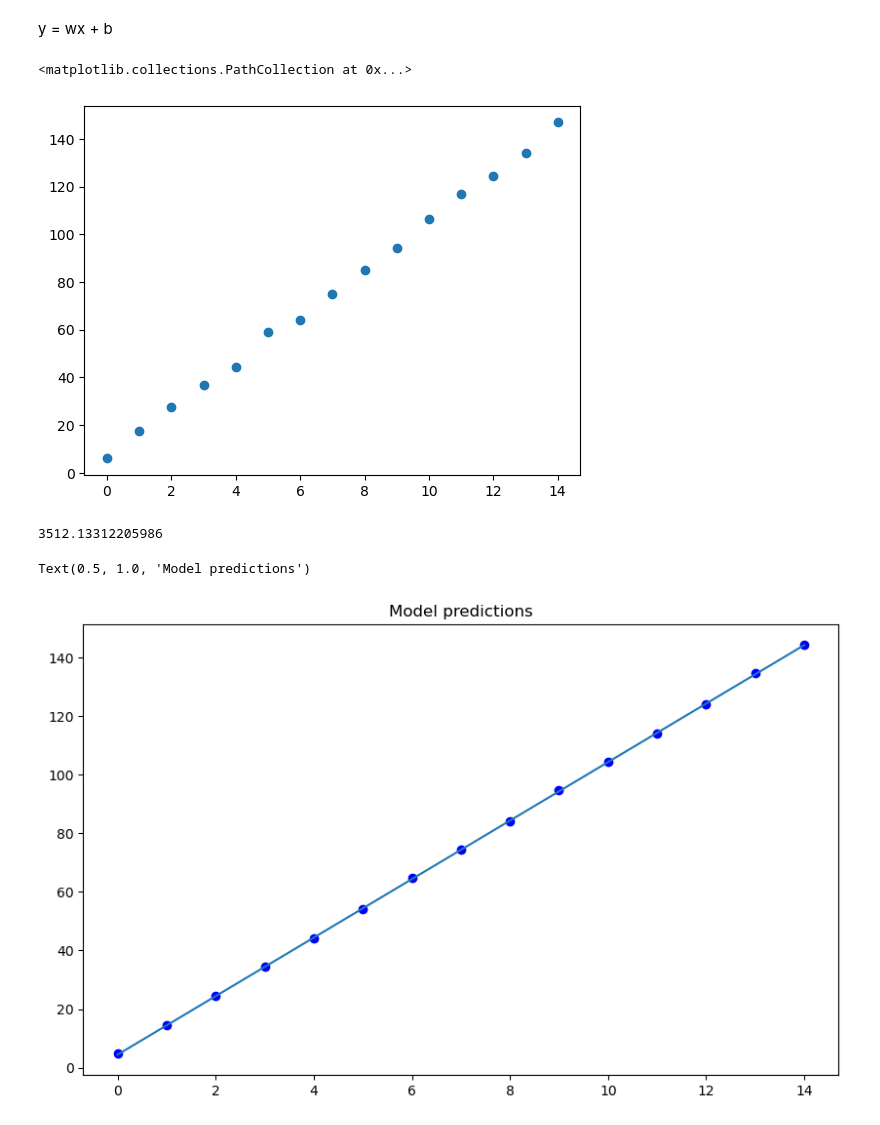
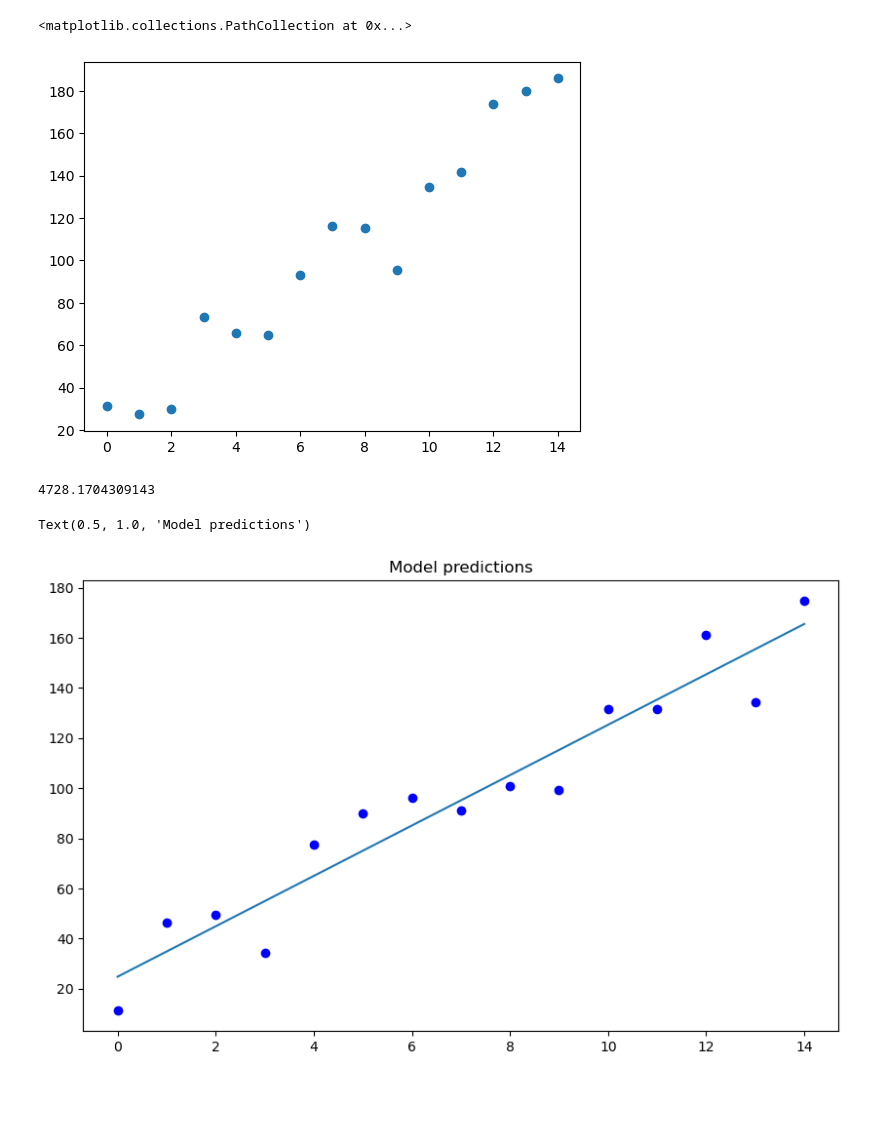
Before and after one commit to pranav142/ml_from_scratch, a Jupyter notebook: linear_regression.ipynb, the cells around one changed output. Cells and saved outputs as stored; diff of their text form; code cells hidden in the pictures; blank space fills up the shorter version.

```diff
--- a/linear_regression.ipynb
+++ b/linear_regression.ipynb
@@ -1,5 +1,3 @@
-# %% [markdown]
-y = wx + b
 # %%
 import random
 import matplotlib.pyplot as plt
@@ -8,16 +6,16 @@ import numpy as np
 # %%
 # generate random data points
 num_data_points = 15
 scale = 10
 bias = 4
 
 x = [i for i in range(num_data_points)]
-y = [scale*i + bias + random.random() * 10 for i in range(num_data_points)]
+y = [scale*i + bias + random.random() * 50 for i in range(num_data_points)]
 
 plt.scatter(x,y)
 # %% [output]
 <matplotlib.collections.PathCollection at 0x...>
-[figure, old version]
+[figure, new version]
 # %%
 def initialize_random_weight():
     return random.random(), random.random()
@@ -81,9 +79,9 @@ for i in range(num_epochs):
 plt.plot(x, prediction)
 plt.title("Model predictions")
 # %% [output]
-3512.13312205986
+4728.1704309143
 Text(0.5, 1.0, 'Model predictions')
-[figure, old version]
+[figure, new version]
 # %%
 plt.plot([x for x in range(num_epochs)], costs)
 plt.title("Cost per epoch")
```
Also changed, not shown: parts of 10 cells of this notebook.
